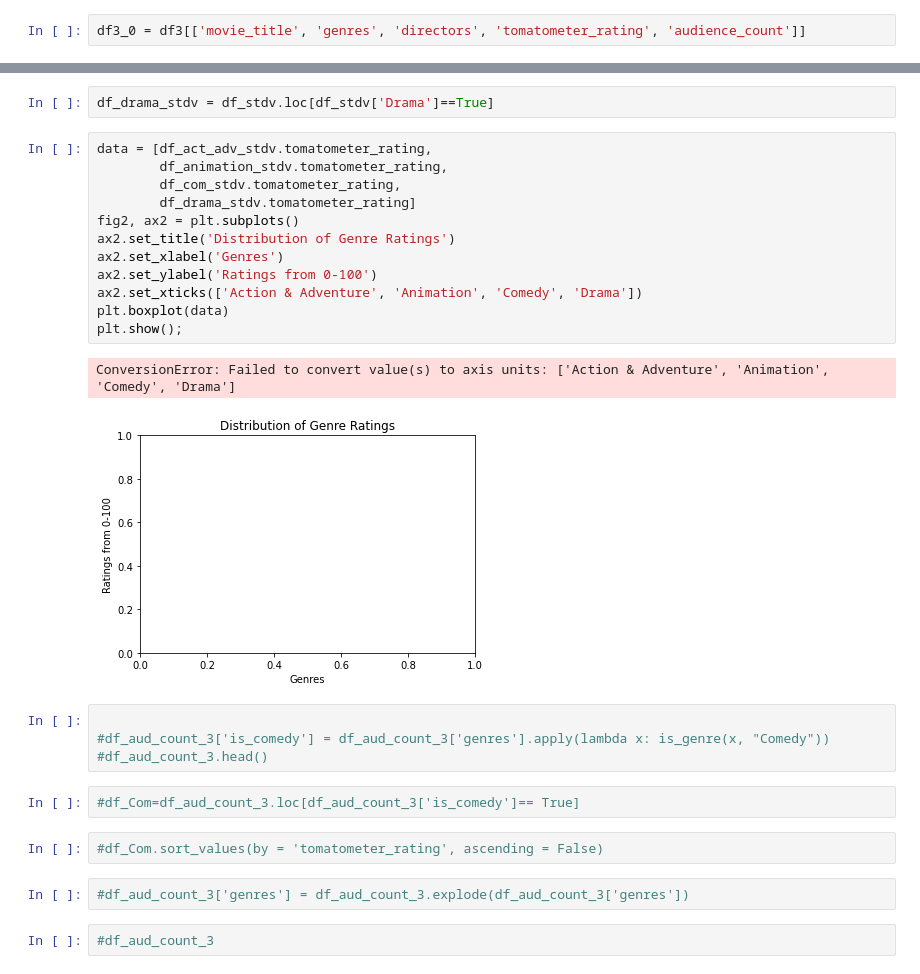
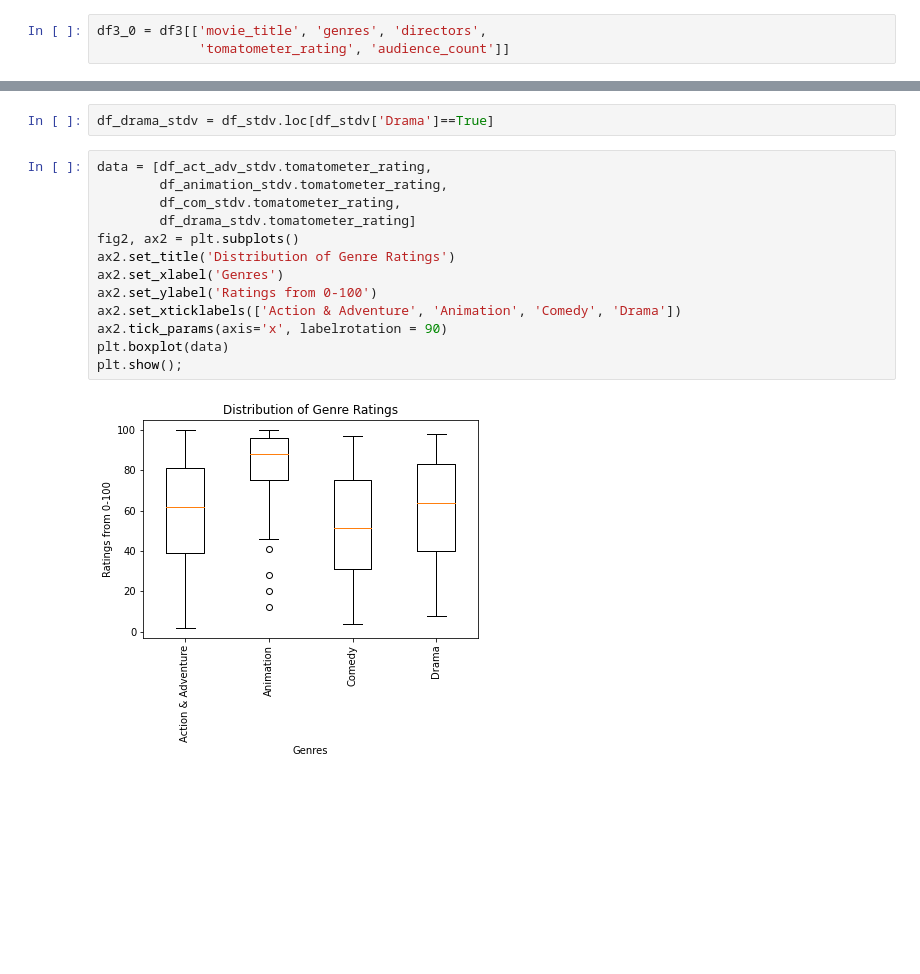
Before and after one commit to camdeman/MMA, a Jupyter notebook: project notebook.ipynb, the cells around one changed output, grey strips where cells are left out. Drawn from its saved outputs; the diff is of its cells as text; blank space fills up the shorter version.

```diff
--- a/project notebook.ipynb
+++ b/project notebook.ipynb
@@ -95,7 +59,8 @@ Data columns (total 22 columns):
 dtypes: float64(5), int64(3), object(14)
 memory usage: 3.0+ MB
 # %%
-df3_0 = df3[['movie_title', 'genres', 'directors', 'tomatometer_rating', 'audience_count']]
+df3_0 = df3[['movie_title', 'genres', 'directors',
+             'tomatometer_rating', 'audience_count']]
 # %%
 df3_0
 # %% [output]
@@ -622,27 +581,15 @@ df_drama_stdv = df_stdv.loc[df_stdv['Drama']==True]
 # %%
 data = [df_act_adv_stdv.tomatometer_rating,
         df_animation_stdv.tomatometer_rating,
         df_com_stdv.tomatometer_rating,
         df_drama_stdv.tomatometer_rating]
 fig2, ax2 = plt.subplots()
 ax2.set_title('Distribution of Genre Ratings')
 ax2.set_xlabel('Genres')
 ax2.set_ylabel('Ratings from 0-100')
-ax2.set_xticks(['Action & Adventure', 'Animation', 'Comedy', 'Drama'])
+ax2.set_xticklabels(['Action & Adventure', 'Animation', 'Comedy', 'Drama'])
+ax2.tick_params(axis='x', labelrotation = 90)
 plt.boxplot(data)
 plt.show();
 # %% [output]
-ConversionError: Failed to convert value(s) to axis units: ['Action & Adventure', 'Animation', 'Comedy', 'Drama']
-[figure, old version]
+[figure, new version]
-# %%
-
-#df_aud_count_3['is_comedy'] = df_aud_count_3['genres'].apply(lambda x: is_genre(x, "Comedy"))
-#df_aud_count_3.head()
-# %%
-#df_Com=df_aud_count_3.loc[df_aud_count_3['is_comedy']== True]
-# %%
-#df_Com.sort_values(by = 'tomatometer_rating', ascending = False)
-# %%
-#df_aud_count_3['genres'] = df_aud_count_3.explode(df_aud_count_3['genres'])
-# %%
-#df_aud_count_3
```
Also changed, not shown: parts of 7 cells of this notebook.
